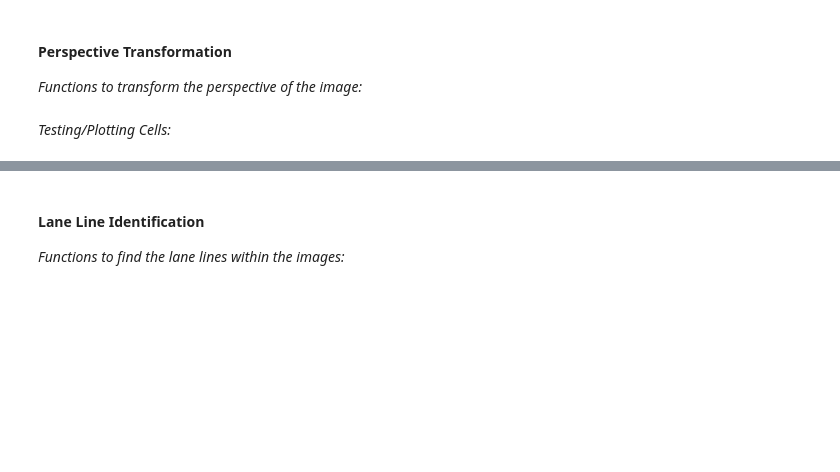
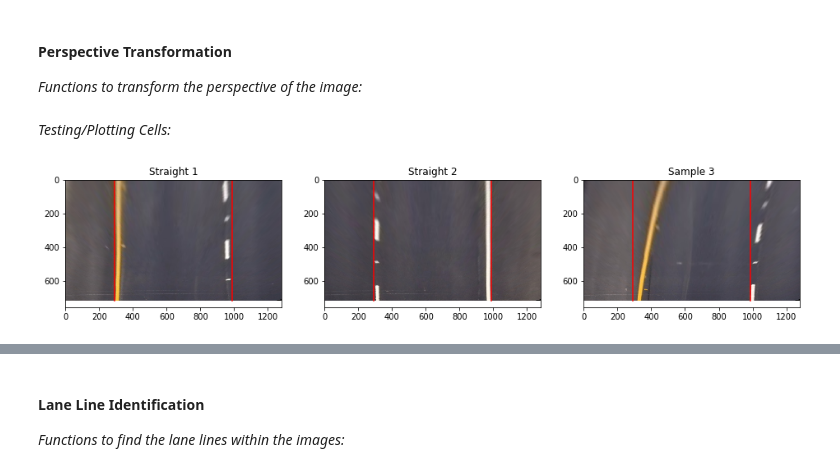
Before and after one commit to Merberg/CarND-Advanced-Lane-Lines, a Jupyter notebook: AdvancedLaneFinding.ipynb, the cells around one changed output, grey strips where cells are left out. Saved outputs shown, nothing was run; the diff lists cells and outputs as text; code cells hidden in the pictures; blank space fills up the shorter version.

```diff
--- a/AdvancedLaneFinding.ipynb
+++ b/AdvancedLaneFinding.ipynb
@@ -226,7 +227,7 @@ def applyThreshold(binary, thresh):
     binary_th[(binary >= thresh[0]) & (binary <= thresh[1])] = 1
     return binary_th
 
-def combineThresholdsForPlots(img):
+def applyThresholdsColors(img):
     # Combine thresholds for testing with visualization
     # Convert to CIELAB color space and use the L channel for whites
     # and the b channel (blues to yellows) for yellows
@@ -235,7 +236,33 @@ def combineThresholdsForPlots(img):
     yellowB = applyThreshold(lab[:,:,2], (150,255))
     combined = np.zeros_like(whiteB)
     combined[((whiteB == 1)|(yellowB == 1))] = 1
-    return whiteB, yellowB, combined
+    return combined
+
+def applyThresholdSobels(img):
+    # Calculate gradient direction
+    gray = cv2.cvtColor(img,cv2.COLOR_RGB2GRAY)
+    sobelx = cv2.Sobel(gray, cv2.CV_64F, 1, 0, ksize=15)
+    sobely = cv2.Sobel(gray, cv2.CV_64F, 0, 1, ksize=15)
+    abs_sobelx = np.absolute(sobelx)
+    abs_sobely = np.absolute(sobely)
+    dir_sobel = np.arctan2(abs_sobely, abs_sobelx)
+    dirB = applyThreshold(dir_sobel, (0.5,1.2))
+
+    # Scale the x to use the directional gradient
+    scaled_x = np.uint8(255*abs_sobelx/np.max(abs_sobelx))
+    xB = applyThreshold(scaled_x, (50,255))
+
+    combined = np.zeros_like(dirB)
+    combined[((dirB == 1)&(xB == 1))] = 1
+    return combined
+
+def combineThresholdsForPlots(img):
+    # Combine the color and sobel thresholds for use
+    colorB = applyThresholdsColors(img)
+    sobelB = applyThresholdSobels(img)
+    combined = np.zeros_like(colorB)
+    combined[((colorB == 1)|(sobelB == 1))] = 1
+    return colorB, sobelB, combined
 
 def combineThresholds(img):
     # Combine thresholds for pipeline use
@@ -275,10 +306,13 @@ def warpFromBirdsEye(img):
 # %% [markdown]
 _Testing/Plotting Cells:_
 # %%
-iStraight = warpToBirdsEye(testUndistorteds[6])
+iStraight1 = warpToBirdsEye(testUndistorteds[6])
+iStraight2 = warpToBirdsEye(testUndistorteds[7])
 iCurve = warpToBirdsEye(testUndistorteds[3])
-plotWithVerticles(2, [iStraight, iCurve], birdsEyeOffset,
-                  ['Sample 6','Sample 3'], [None, None])
+plotWithVerticles(3, [iStraight1, iStraight2, iCurve], birdsEyeOffset,
+                  ['Straight 1','Straight 2','Sample 3'], [None, None, None])
+# %% [output]
+[figure, added]
 # %%
 testBirdsEye = []
 
```
Also changed, not shown: parts of 16 cells of this notebook.
